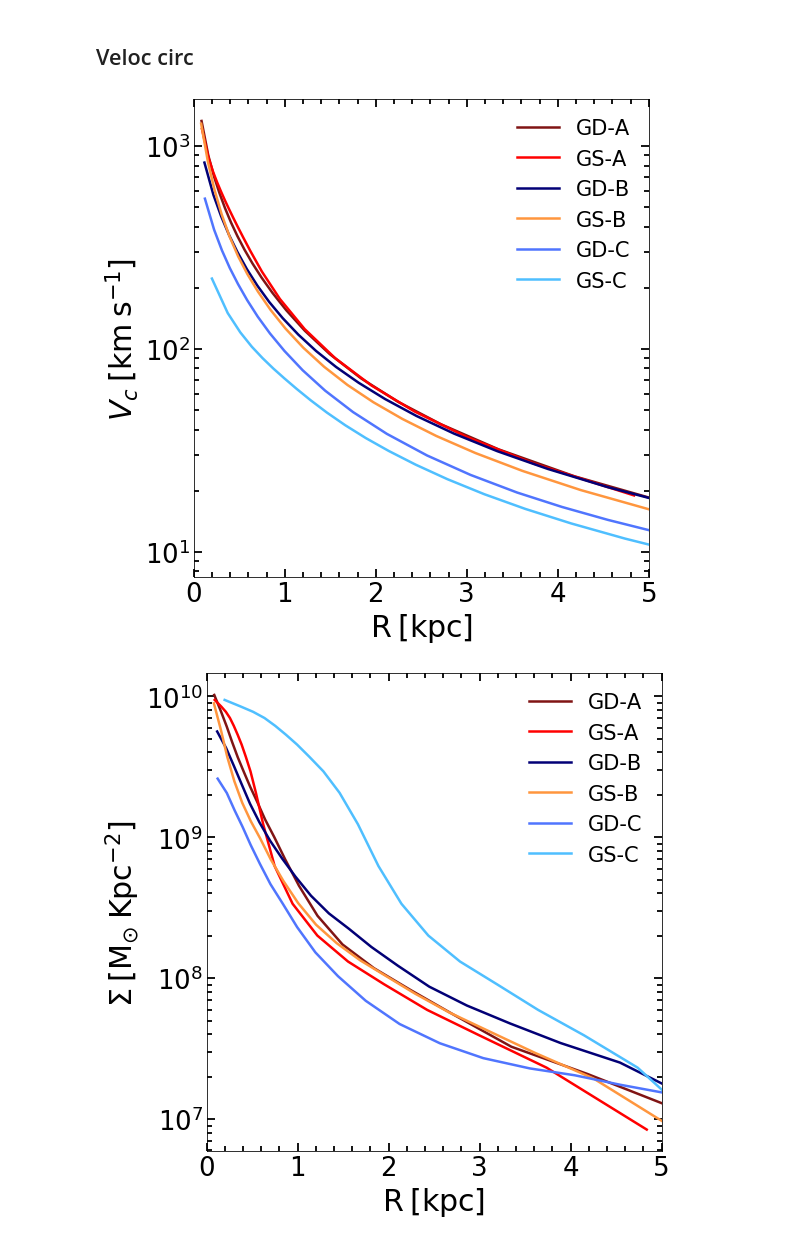
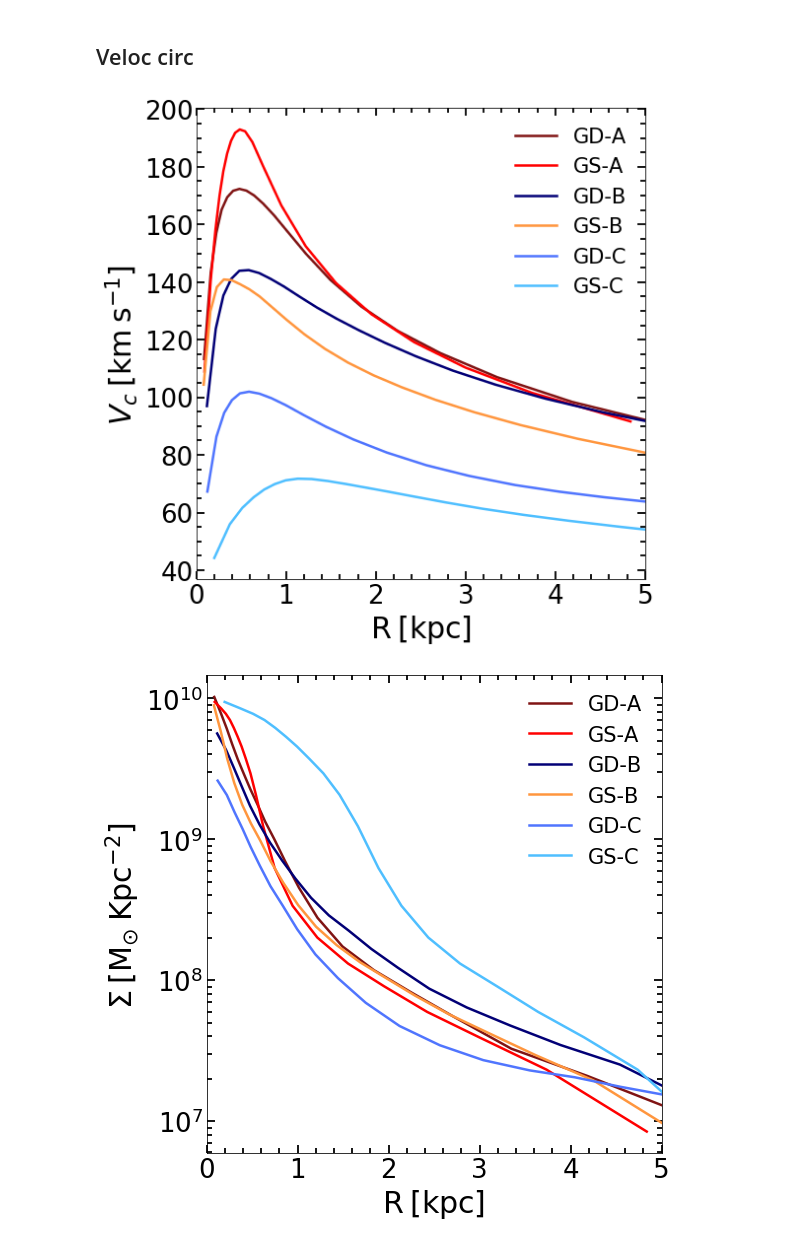
Before and after one commit to ornemarioni/Barras_GdGs, a Jupyter notebook: Barras_Gd/programs/estabilidad_toomre.ipynb, the cells around one changed output. Saved outputs shown, nothing was run; the diff lists cells and outputs as text; code cells hidden in the pictures.

```diff
--- a/Barras_Gd/programs/estabilidad_toomre.ipynb
+++ b/Barras_Gd/programs/estabilidad_toomre.ipynb
@@ -539,36 +539,36 @@ plt.show()
 # %%
 fig, ax = plt.subplots(nrows=1, ncols=1, figsize=(8, 8))#,sharey=True
 #                        gridspec_kw = {'height_ratios':[3,1,3,1]}
 fig.subplots_adjust(bottom=0.12, left =0.16, right = 0.95, top = 0.95)
 
-ax.plot(rbin_M31gd, Vcirc_M31gd/rbin_M31gd,'-', lw=2.5, color='#801414', label='GD-A')
-ax.plot(rbin_M31gs, Vcirc_M31gs/rbin_M31gs,'-', lw=2.5, color='#FF0000', label='GS-A')
-ax.plot(rbin_MWgd,  Vcirc_MWgd/rbin_MWgd, '-', lw=2.5, color='#020076', label='GD-B')
-ax.plot(rbin_MWgs,  Vcirc_MWgs/rbin_MWgs, '-', lw=2.5, color='#FF963E', label='GS-B')
-ax.plot(rbin_M33gd, Vcirc_M33gd/rbin_M33gd,'-', lw=2.5, color='#5075FE', label='GD-C')
-ax.plot(rbin_M33gs, Vcirc_M33gs/rbin_M33gs,'-', lw=2.5, color='#4FBFFF', label='GS-C')
+ax.plot(rbin_M31gd, Vcirc_M31gd,'-', lw=2.5, color='#801414', label='GD-A')
+ax.plot(rbin_M31gs, Vcirc_M31gs,'-', lw=2.5, color='#FF0000', label='GS-A')
+ax.plot(rbin_MWgd,  Vcirc_MWgd, '-', lw=2.5, color='#020076', label='GD-B')
+ax.plot(rbin_MWgs,  Vcirc_MWgs ,'-', lw=2.5, color='#FF963E', label='GS-B')
+ax.plot(rbin_M33gd, Vcirc_M33gd,'-', lw=2.5, color='#5075FE', label='GD-C')
+ax.plot(rbin_M33gs, Vcirc_M33gs,'-', lw=2.5, color='#4FBFFF', label='GS-C')
 
 
 ax.set_ylabel(r'$V_c \: \mathrm{[km\:s^{-1}]}$', fontsize=30)
 ax.set_xlabel(r'$\mathrm{R\:[kpc]}$',fontsize=30)
 # ax.set_xticks([0,1,2,3,4,5])
 ax.set_xlim(0,5)
 # ax.set_ylim(0,0.7)
 # ax.set_xscale('log')
-ax.set_yscale('log')
+# ax.set_yscale('log')
 
 
 ax.minorticks_on()
 ax.tick_params( labelsize=26)
 ax.tick_params('both', length=5, width=1.8,which='minor', direction='in', right=True,top=True)
 ax.tick_params('both', length=8, width=1.8,which='major', direction='in', right=True,top=True)
 ax.legend(fontsize=21,frameon=False, loc=1)
 
 # fig.savefig('/home/omarioni/Barras_GdGs/Barras_Gd/_imagenes/sigma_R.pdf', dpi = 100, xxbox_inches='tight')
 
 plt.show()
 # %% [output]
-[figure, old version]
+[figure, new version]
 # %%
 fig, ax = plt.subplots(nrows=1, ncols=1, figsize=(8, 8))#,sharey=True
 #                        gridspec_kw = {'height_ratios':[3,1,3,1]}
```
Also changed, not shown: parts of 2 cells of this notebook, 7 other files.
